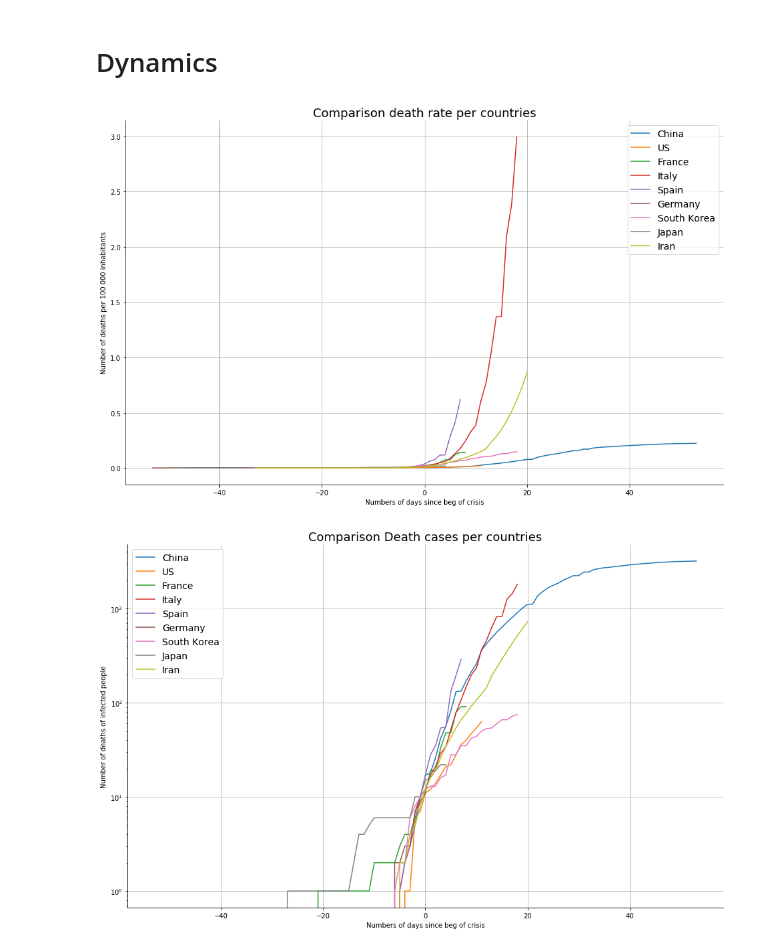
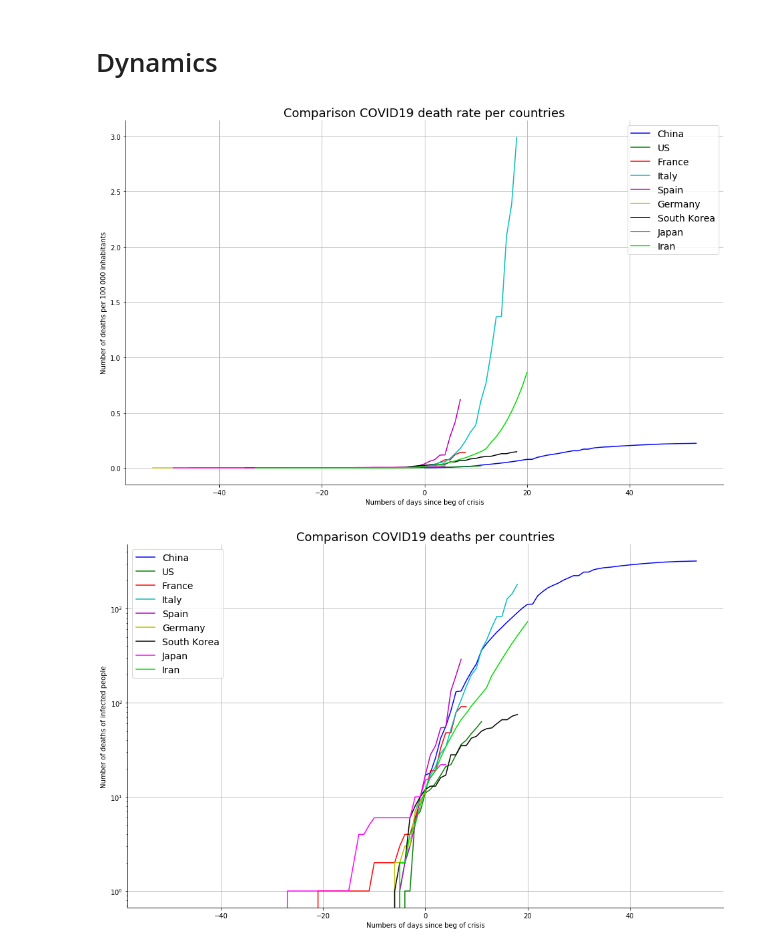
Before and after one commit to makiwara-fr/covid19-analyse, a Jupyter notebook: COVID_analyse.ipynb, the cells around one changed output. Saved outputs shown, nothing was run; the diff lists cells and outputs as text; code cells hidden in the pictures.

Commit message:
charts v3

```diff
--- a/COVID_analyse.ipynb
+++ b/COVID_analyse.ipynb
@@ -26,3 +28,7 @@ df_dataset
+# %%
+filtered_countries = ['China','US','France', 'Italy','Spain','Germany','South Korea', 'Japan', 'Iran']
+# %%
+colors = ['b','g','r','c','m','y','k','#ff00ff', '#00dd00']
 # %% [markdown]
 # Dynamics
 # %%
@@ -34,6 +40,6 @@ df_dynamics_plot = df_dynamics_t.loc[:,['China','US','France', 'Italy','Spain','
 # %%
-ax=df_dynamics_plot.plot(kind='line', figsize=(16,10))
-plt.title("Comparison death rate per countries", fontsize=18)
+ax=df_dynamics_plot.plot(kind='line', figsize=(16,10), color=colors)
+plt.title("Comparison COVID19 death rate per countries", fontsize=18)
 plt.xlabel("Numbers of days since beg of crisis")
 plt.ylabel("Number of deaths per 100 000 inhabitants")
 plt.legend(fontsize=14)
@@ -43,23 +49,23 @@ ax.spines['right'].set_visible(False)
 plt.savefig("save.png")
 plt.show()
 # %% [output]
-[figure, old version]
+[figure, new version]
 # %%
 df_dynamics_vol = df_dataset[['country','death','age_death']]
 # %%
 df_dynamics_vol_t = df_dynamics_vol.pivot(index='age_death',columns='country',values='death')
-df_dynamics_vol_plot = df_dynamics_vol_t.loc[:,['China','US','France', 'Italy','Spain','Germany','South Korea', 'Japan', 'Iran']]
+df_dynamics_vol_plot = df_dynamics_vol_t.loc[:,filtered_countries]
 # %%
-ax_vol=df_dynamics_vol_plot.plot(kind='line', figsize=(16,10))
-plt.title("Comparison Death cases per countries", fontsize=18)
+ax_vol=df_dynamics_vol_plot.plot(kind='line', figsize=(16,10), color= colors)
+plt.title("Comparison COVID19 deaths per countries", fontsize=18)
 plt.xlabel("Numbers of days since beg of crisis")
 plt.ylabel("Number of deaths of infected people")
 plt.legend(fontsize=14)
 plt.grid()
 ax_vol.spines['top'].set_visible(False)
 ax_vol.spines['right'].set_visible(False)
 ax_vol.set_yscale('log')
 plt.savefig("save.png")
 plt.show()
 # %% [output]
-[figure, old version]
+[figure, new version]
```
Also changed, not shown: parts of 3 cells of this notebook, 1 other file.
